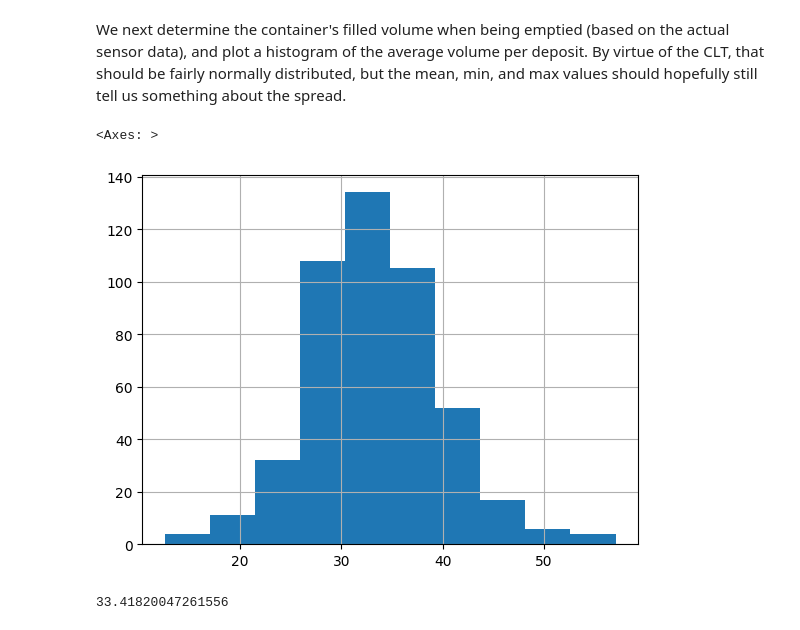
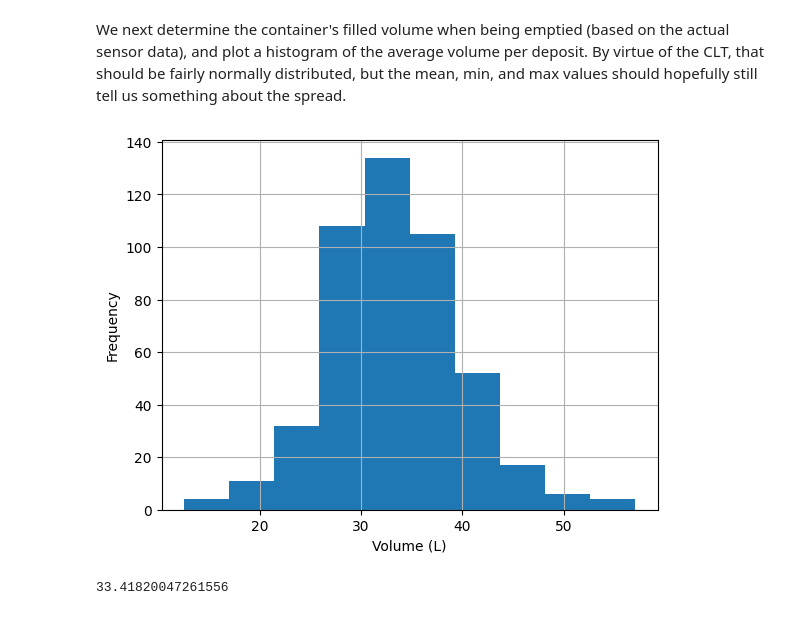
Before and after one commit to N-Wouda/Urban-Waste-Collection, a Jupyter notebook: notebooks/sensordata.ipynb, the cells around one changed output. Drawn from its saved outputs; the diff is of its cells as text; code cells hidden in the pictures.

Commit message:
More figures, documentation

```diff
--- a/notebooks/sensordata.ipynb
+++ b/notebooks/sensordata.ipynb
@@ -30,10 +30,11 @@ By virtue of the CLT, that should be fairly normally distributed, but the mean,
 # %%
 volume = (1000 * df["Capaciteit m³"]) * (df["Daadwerkelijk vol %"] / 100)  # in liters
 avg_volume = volume / df["Daadwerkelijk aantal klikbewegingen"]
-avg_volume.hist()
+ax = avg_volume.hist()
+ax.set_xlabel("Volume (L)")
+ax.set_ylabel("Frequency");
 # %% [output]
-<Axes: >
-[figure, old version]
+[figure, new version]
 # %%
 avg_volume.mean()
 # %% [output]
```
Also changed, not shown: parts of 4 cells of this notebook.
